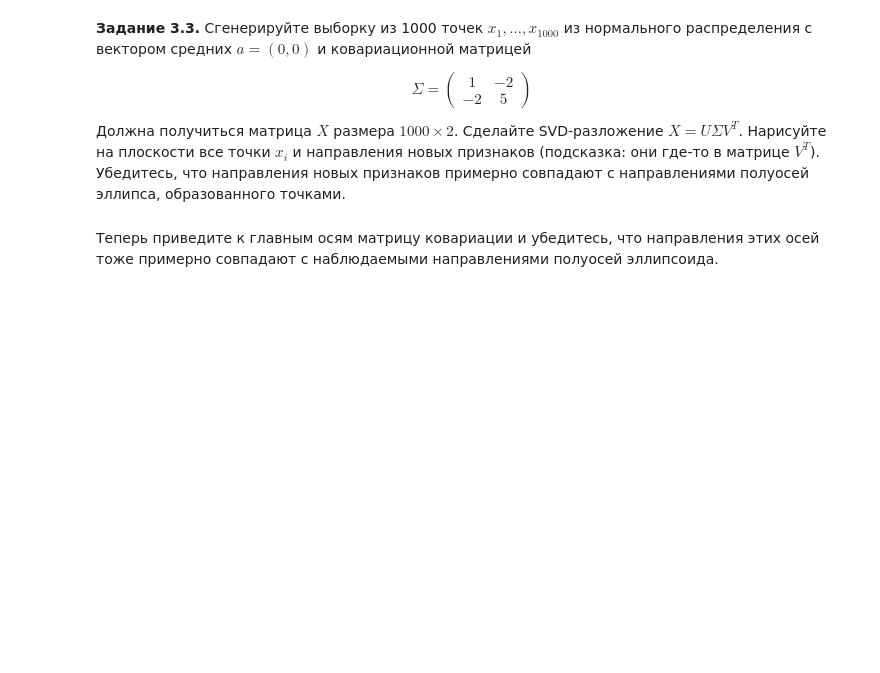
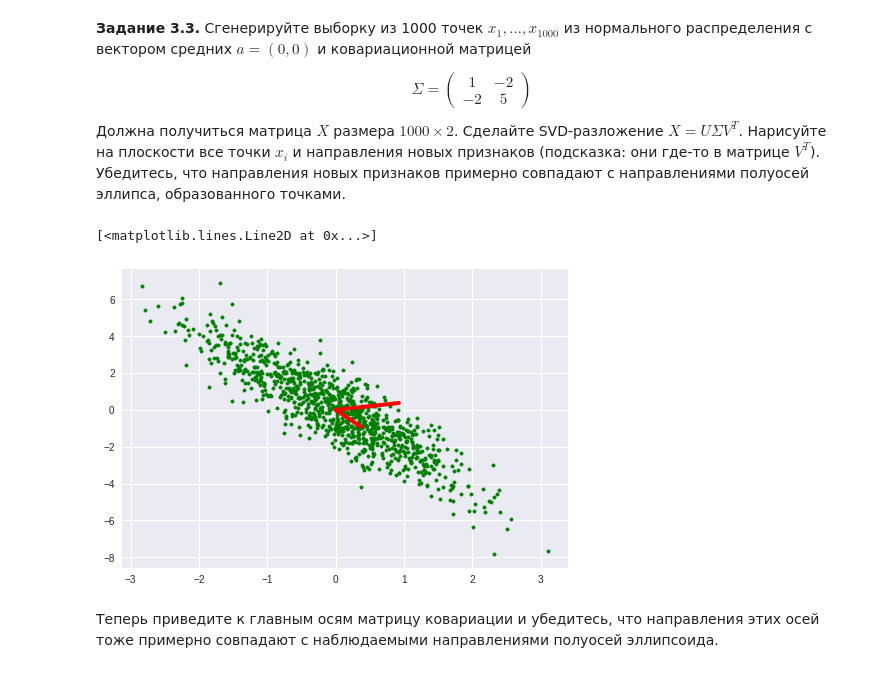
Before and after one commit to Mikhail-off/LinalgLab3, a Jupyter notebook: HSE lab (SVD).ipynb, the cells around one changed output. Cells and saved outputs as stored; diff of their text form; code cells hidden in the pictures; blank space fills up the shorter version.

```diff
--- a/HSE lab (SVD).ipynb
+++ b/HSE lab (SVD).ipynb
@@ -417,6 +444,16 @@ $$\Sigma = \begin{pmatrix}
 \end{pmatrix}$$
 
 Должна получиться матрица $X$ размера $1000\times2$. Сделайте SVD-разложение $X = U\Sigma V^T$. Нарисуйте на плоскости все точки $x_i$ и направления новых признаков (подсказка: они где-то в матрице $V^T$). Убедитесь, что направления новых признаков примерно совпадают с направлениями полуосей эллипса, образованного точками.
+# %%
+N = 1000
+s = np.random.multivariate_normal(mean=np.array([0,0]), cov=np.array([[1,-2],[-2,5]]), size=N)
+U, S, VT = svd(s, full_matrices=False)
+plt.scatter(s[:,0], s[:,1], marker = '.', color='g')
+plt.plot([0, VT.T[0,0]], [0, VT.T[1,0]], linewidth = 4, color='red')
+plt.plot([0, VT.T[0,1]], [0, VT.T[1,1]], linewidth = 4, color='red')
+# %% [output]
+[<matplotlib.lines.Line2D at 0x...>]
+[figure, added]
 # %% [markdown]
 Теперь приведите к главным осям матрицу ковариации и убедитесь, что направления этих осей тоже примерно совпадают с наблюдаемыми направлениями полуосей эллипсоида.
 # %% [markdown]
```
Also changed, not shown: parts of 14 cells of this notebook.
